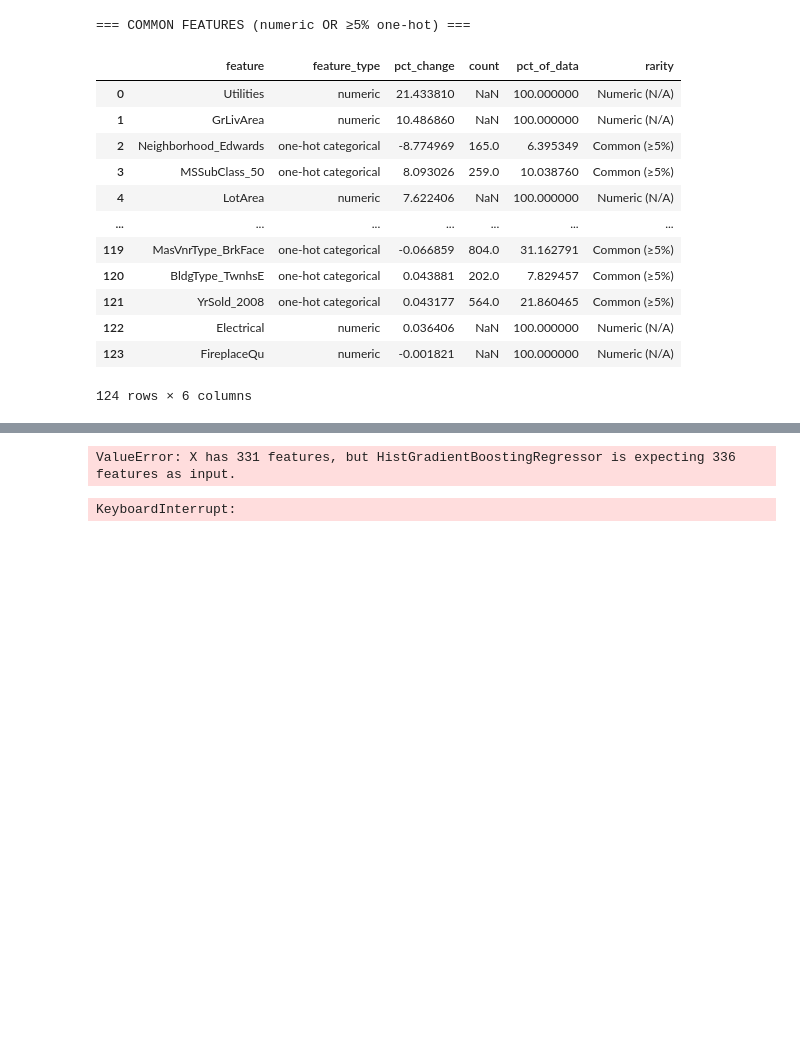
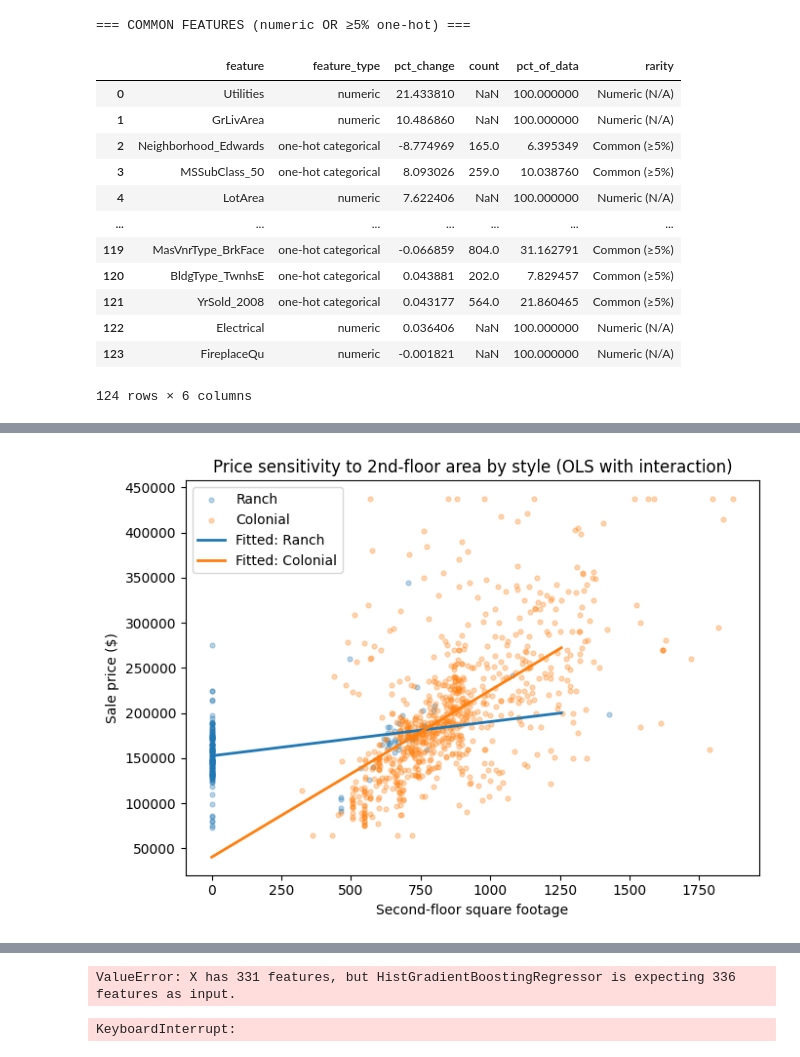
Before and after one commit to asilbert/MLProject, a Jupyter notebook: MLProject.ipynb, the cells around one changed output, grey strips where cells are left out. Drawn from its saved outputs; the diff is of its cells as text; code cells hidden in the pictures; blank space fills up the shorter version.

Commit message:
Questions answered, linear regression refined, non-linear regression having issues

```diff
--- a/MLProject.ipynb
+++ b/MLProject.ipynb
@@ -1565,0 +1412,84 @@ X_raw = transformed_df.copy()
+# %%
+import numpy as np
+import pandas as pd
+import statsmodels.formula.api as smf
+from statsmodels.stats.contrast import ContrastResults
+
+# ---- 0) Prep: copy, rename col with a safe name for formulas, filter to 2+ story ----
+df = ames_df.copy()
+if "2ndFlrSF" in df.columns:
+    df = df.rename(columns={"2ndFlrSF": "SecondFlrSF"})
+
+# keep only non-1Story homes and rows we need
+need_cols = ["SalePrice", "SecondFlrSF", "RanchColonial", "HouseStyle"]
+df = df.loc[df["HouseStyle"].ne("1Story"), need_cols].dropna()
+
+# make sure the style column is categorical with Ranch as the baseline (so Colonial is the contrast)
+df["RanchColonial"] = pd.Categorical(df["RanchColonial"], categories=["Ranch","Colonial"])
+
+# ---- 1) Fit the interaction model (simple version: no extra controls) ----
+# If you want log target instead, change SalePrice -> np.log(SalePrice) and exponentiate interpretations.
+model = smf.ols("SalePrice ~ SecondFlrSF * C(RanchColonial)", data=df).fit(cov_type="HC1")  # robust SE
+
+print(model.summary().tables[1])  # coef table only
+
+# ---- 2) Extract slopes by style ----
+# Model: SalePrice = b0 + b1*SecondFlrSF + b2*I(Colonial) + b3*SecondFlrSF*I(Colonial) + e
+b = model.params
+p = model.pvalues
+
+# slope ($ per sqft of SecondFlrSF) for Ranch (baseline)
+slope_ranch = b["SecondFlrSF"]
+p_ranch     = p["SecondFlrSF"]
+
+# slope for Colonial = b1 + b3
+b3_name = "SecondFlrSF:C(RanchColonial)[T.Colonial]"
+slope_colonial = b["SecondFlrSF"] + b[b3_name]
+# p-value for the interaction term tells you whether the slopes differ
+p_inter = p[b3_name]
+
+# ---- 3) Pretty print interpretation ----
+def fmt_money(x):
+    return f"${x:,.0f}"
+
+print("\n--- Price sensitivity to SecondFlrSF (simple linear OLS, robust SE) ---")
+print(f"Ranch:     {fmt_money(slope_ranch)} per additional 2nd-floor sqft  (p = {p_ranch:.4f})")
+print(f"Colonial:  {fmt_money(slope_colonial)} per additional 2nd-floor sqft")
+print(f"Difference (Colonial − Ranch) driven by interaction term p = {p_inter:.4f}")
+
+if p_inter < 0.05:
+    if slope_colonial > slope_ranch:
+        verdict = "Colonials are significantly more sensitive to 2nd-floor area than Ranch homes."
+    else:
+        verdict = "Colonials are significantly less sensitive to 2nd-floor area than Ranch homes."
+else:
+    verdict = "No statistically significant evidence that price sensitivity to 2nd-floor area differs by style."
+
+print("\nInterpretation:", verdict)
+
+# ---- 4) (Optional) add a simple visualization of fitted lines ----
+try:
+    import matplotlib.pyplot as plt
+    xs = np.linspace(df["SecondFlrSF"].quantile(0.05), df["SecondFlrSF"].quantile(0.95), 50)
+    # fitted lines at mean intercept for each style
+    # Ranch: y = b0 + b1*x
+    y_ranch = (b["Intercept"] + slope_ranch*xs)
+    # Colonial: y = (b0 + b2) + (b1 + b3)*x
+    y_col = (b["Intercept"] + b["C(RanchColonial)[T.Colonial]"]) + slope_colonial*xs
+
+    plt.figure(figsize=(7,5))
+    plt.scatter(df.loc[df["RanchColonial"]=="Ranch","SecondFlrSF"],
+                df.loc[df["RanchColonial"]=="Ranch","SalePrice"], s=12, alpha=0.3, label="Ranch")
+    plt.scatter(df.loc[df["RanchColonial"]=="Colonial","SecondFlrSF"],
+                df.loc[df["RanchColonial"]=="Colonial","SalePrice"], s=12, alpha=0.3, label="Colonial")
+    plt.plot(xs, y_ranch, label="Fitted: Ranch", linewidth=2)
+    plt.plot(xs, y_col, label="Fitted: Colonial", linewidth=2)
+    plt.xlabel("Second-floor square footage")
+    plt.ylabel("Sale price ($)")
+    plt.title("Price sensitivity to 2nd-floor area by style (OLS with interaction)")
+    plt.legend()
+    plt.tight_layout()
+    plt.show()
+except Exception:
+    pass
+# %% [output]
@@ -1565,0 +1511 @@ X_raw = transformed_df.copy()
+[figure, added]
```
Also changed, not shown: parts of 48 cells of this notebook, 6 other files.
